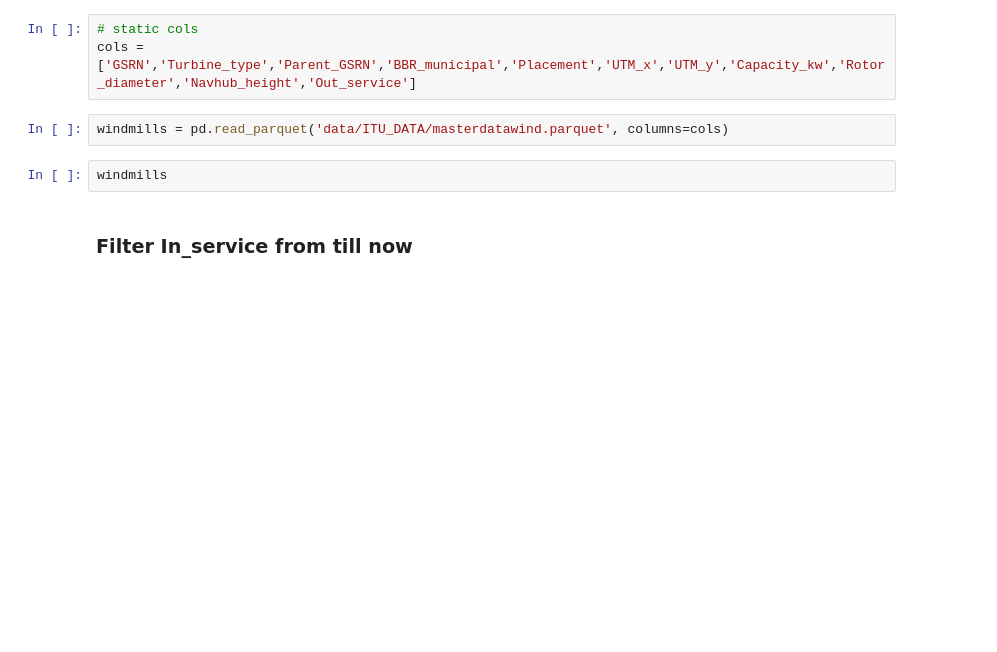
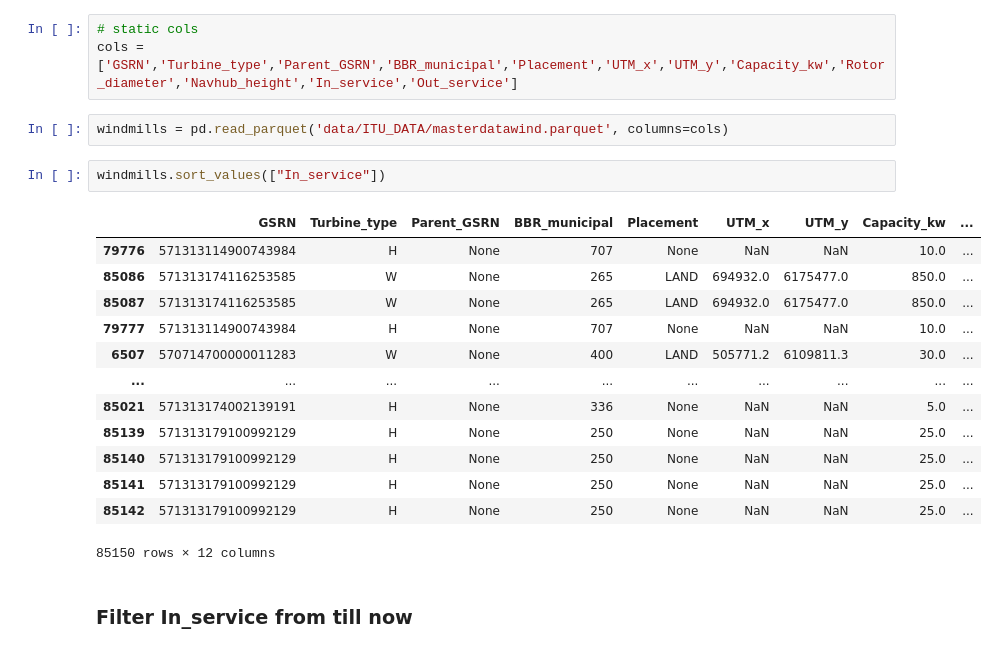
Before and after one commit to sevewing/WindmillPrediction, a Jupyter notebook: Windmill_preprocessing.ipynb, the cells around one changed output. Saved outputs shown, nothing was run; the diff lists cells and outputs as text; blank space fills up the shorter version.

```diff
--- a/Windmill_preprocessing.ipynb
+++ b/Windmill_preprocessing.ipynb
@@ -9,11 +8,25 @@ import matplotlib.pyplot as plt
 ## Clean and prepare windmill data for GIS
 # %%
 # static cols
-cols = ['GSRN','Turbine_type','Parent_GSRN','BBR_municipal','Placement','UTM_x','UTM_y','Capacity_kw','Rotor_diameter','Navhub_height','Out_service']
+cols = ['GSRN','Turbine_type','Parent_GSRN','BBR_municipal','Placement','UTM_x','UTM_y','Capacity_kw','Rotor_diameter','Navhub_height','In_service','Out_service']
 # %%
 windmills = pd.read_parquet('data/ITU_DATA/masterdatawind.parquet', columns=cols)
 # %%
-windmills
+windmills.sort_values(["In_service"])
+# %% [output]
+|  | GSRN | Turbine_type | Parent_GSRN | BBR_municipal | Placement | UTM_x | UTM_y | Capacity_kw | ... |
+| 79776 | 571313114900743984 | H | None | 707 | None | NaN | NaN | 10.0 | ... |
+| 85086 | 571313174116253585 | W | None | 265 | LAND | 694932.0 | 6175477.0 | 850.0 | ... |
+| 85087 | 571313174116253585 | W | None | 265 | LAND | 694932.0 | 6175477.0 | 850.0 | ... |
+| 79777 | 571313114900743984 | H | None | 707 | None | NaN | NaN | 10.0 | ... |
+| 6507 | 570714700000011283 | W | None | 400 | LAND | 505771.2 | 6109811.3 | 30.0 | ... |
+| ... | ... | ... | ... | ... | ... | ... | ... | ... | ... |
+| 85021 | 571313174002139191 | H | None | 336 | None | NaN | NaN | 5.0 | ... |
+| 85139 | 571313179100992129 | H | None | 250 | None | NaN | NaN | 25.0 | ... |
+| 85140 | 571313179100992129 | H | None | 250 | None | NaN | NaN | 25.0 | ... |
+| 85141 | 571313179100992129 | H | None | 250 | None | NaN | NaN | 25.0 | ... |
+| 85142 | 571313179100992129 | H | None | 250 | None | NaN | NaN | 25.0 | ... |
+85150 rows × 12 columns
 # %% [markdown]
 ### Filter In_service from till now
 # %%
```
Also changed, not shown: parts of 42 cells of this notebook, 11 other files.
